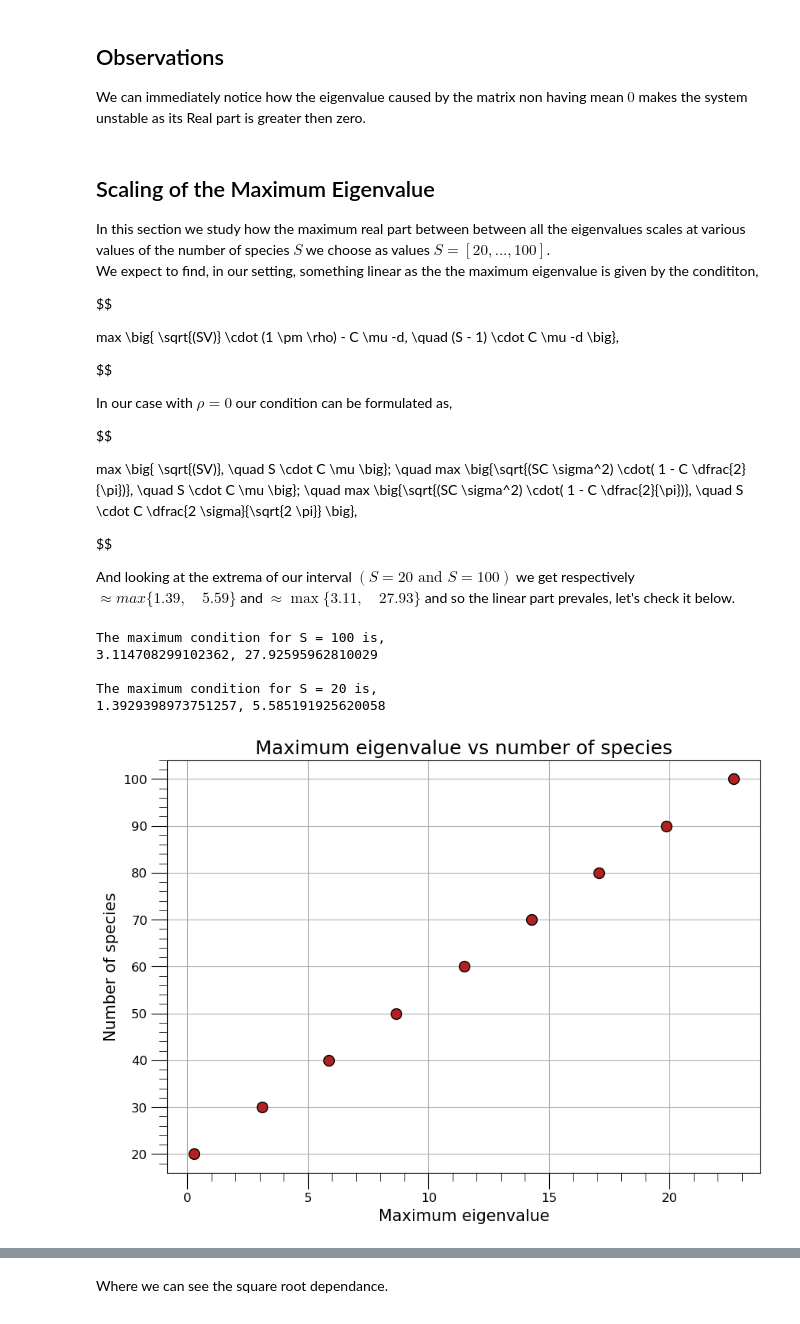
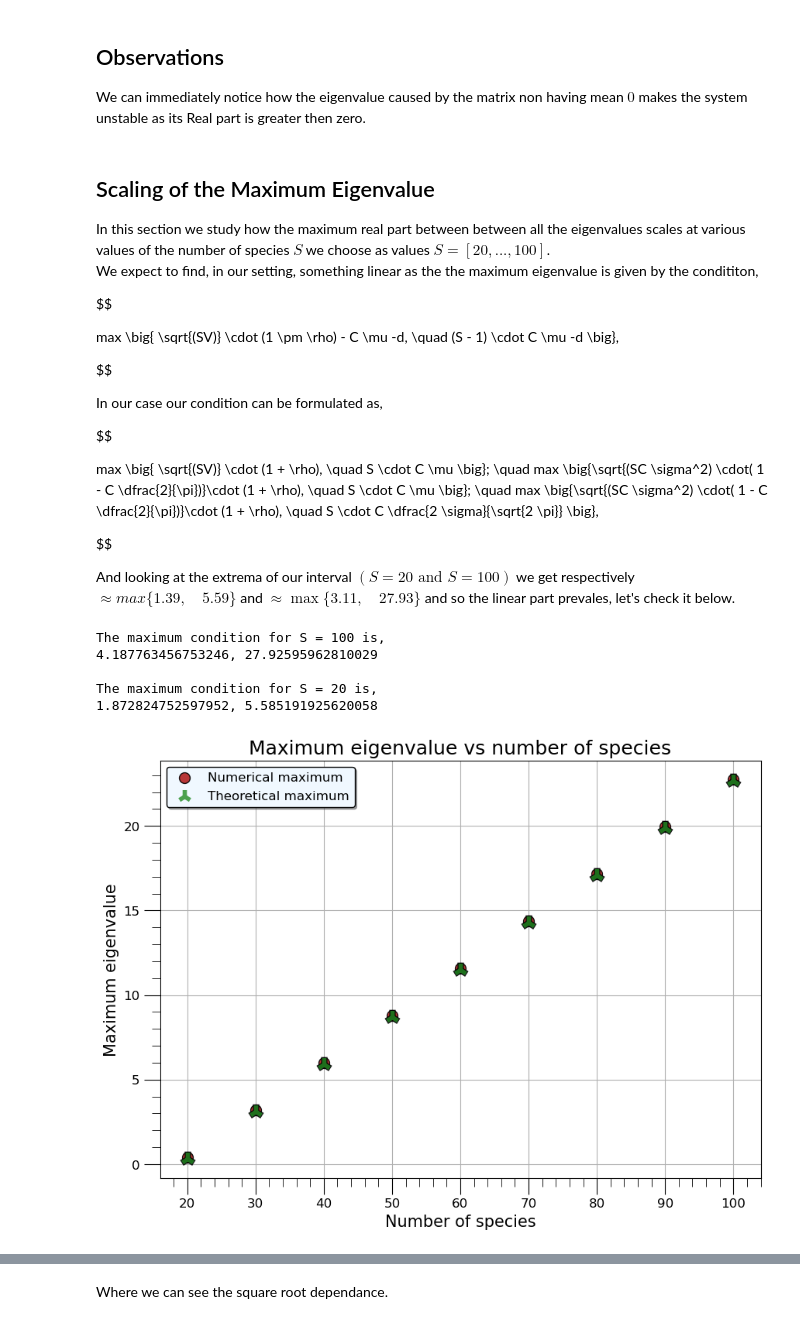
Before and after one commit to tommasoamico/PhysicalModelsOfLivingSystems, a Jupyter notebook: Week_4_assigment/Tommaso_Amico_week4.ipynb, the cells around one changed output, grey strips where cells are left out. Cells and saved outputs as stored; diff of their text form; code cells hidden in the pictures.

```diff
--- a/Week_4_assigment/Tommaso_Amico_week4.ipynb
+++ b/Week_4_assigment/Tommaso_Amico_week4.ipynb
@@ -298,18 +337,28 @@ def mutualistic_random_matrix(S, C, d, distribution, parameters):
 
     # Generate a random matrix
     matrix = distribution(size=(S, S), **parameters)
+
     matrix = np.abs(matrix)
 
 
     # Set the diagonal to -d
-    np.fill_diagonal(matrix, -d)
+
+
+    mutualistic_mask = np.triu(np.random.uniform(size = (S, S)), k = 1)
+
+    mask_func = np.vectorize(lambda x: 0 if x > C else 1)
+
+    mutualistic_mask = mask_func(mutualistic_mask)
+
+    mutualistic_mask[np.tril_indices(S, k= -1)] = 0
+
+    final_mask = mutualistic_mask.T + mutualistic_mask
 
     # Set the off-diagonal non zero entries to zero with a probability of 1-C
-    matrix[np.triu(np.random.uniform(size = (S, S)), k = 1) > C]=0
-    matrix[np.tril(np.random.uniform(size = (S, S)), k = -1) > C]=0
+    matrix = matrix * final_mask
 
 
-
+    np.fill_diagonal(matrix, -d)
 
     # Calculate the eigenvalues
     eigenvalues = np.linalg.eigvals(matrix)
@@ -377,11 +448,11 @@ max \big\{   \sqrt{(SV)} \cdot (1 \pm \rho) - C \mu -d, \quad  (S - 1) \cdot C \
 
 $$
 
-In our case with $\rho = 0$ our condition can be formulated as,
+In our case our condition can be formulated as,
 
 $$
 
-max \big\{   \sqrt{(SV)}, \quad S \cdot C \mu   \big\}; \quad max \big\{\sqrt{(SC \sigma^2) \cdot( 1 - C \dfrac{2}{\pi})}, \quad  S \cdot C \mu  \big\}; \quad max \big\{\sqrt{(SC \sigma^2) \cdot( 1 - C \dfrac{2}{\pi})}, \quad  S \cdot C \dfrac{2 \sigma}{\sqrt{2 \pi}}  \big\},
+max \big\{   \sqrt{(SV)} \cdot (1 + \rho), \quad S \cdot C \mu   \big\}; \quad max \big\{\sqrt{(SC \sigma^2) \cdot( 1 - C \dfrac{2}{\pi})}\cdot (1 + \rho), \quad  S \cdot C \mu  \big\}; \quad max \big\{\sqrt{(SC \sigma^2) \cdot( 1 - C \dfrac{2}{\pi})}\cdot (1 + \rho), \quad  S \cdot C \dfrac{2 \sigma}{\sqrt{2 \pi}}  \big\},
 
 $$
 
@@ -389,33 +460,48 @@ And looking at the extrema of our interval $(S = 20\text{ and }S = 100)$ we get
 # %%
 print(f'''
 The maximum condition for S = 100 is,
-{np.sqrt((S := 100 * C * std**2) * (1 - C * (2 / np.pi)) )}, {(S := 100) * C * (2 * std) / (np.sqrt(2 * np.pi))}
+{np.sqrt((S := 100 * C * std**2) * (1 - C * (2 / np.pi)) ) * (1 + rho)}, {(S := 100) * C * (2 * std) / (np.sqrt(2 * np.pi))}
 
 The maximum condition for S = 20 is,
-{np.sqrt((S := 20 * C * std**2) * (1 - C * (2 / np.pi)) )}, {(S := 20) * C * (2 * std) / (np.sqrt(2 * np.pi))}
+{np.sqrt((S := 20 * C * std**2) * (1 - C * (2 / np.pi)) ) * (1 + rho)}, {(S := 20) * C * (2 * std) / (np.sqrt(2 * np.pi))}
 ''')
 
+V = C * std**2 * (1 - (2*C)/ np.pi)
+
+mu = (2*std)/(np.sqrt(2*np.pi))
+
+
+C = 0.7
+
+
+
 range_species = np.arange(20, 101, 10)
+
 max_eigenvalues = [np.mean([np.max(mutualistic_random_matrix(species, C, d, distributions['gaussian'], parameters['gaussian']).real)\
       for _ in range(1000)]) for species in range_species]
 
+predicted_eig = [np.max( np.array([ (np.sqrt(species*V)*(1 + rho)- C*mu -d) , ((species-1)*C*mu -d) ] )) for species in range_species]
+
 fig, ax = plt.subplots(figsize = (10, 7))
-ax.scatter(max_eigenvalues, range_species, s= 100, color = 'firebrick', edgecolor = 'black', zorder = 2)
+ax.scatter(range_species, max_eigenvalues, s= 100, color = 'firebrick', edgecolor = 'black', zorder = 2, alpha = 0.9, label = 'Numerical maximum')
+ax.scatter(range_species, predicted_eig, s= 150, color = 'forestgreen', marker = '2', alpha = 0.8, linewidths=4, zorder = 4, label = 'Theoretical maximum')
+ax.scatter(range_species, predicted_eig, s= 200, color = 'black', marker = '2', alpha = 0.9, linewidths=6, zorder = 3)
 ax.tick_params(axis='both', which='major', labelsize=12, length=15)
 ax.tick_params(axis='both', which='minor', labelsize=12, length=8)
-ax.set_ylabel('Number of species', fontsize = 15)
-ax.set_xlabel('Maximum eigenvalue', fontsize = 15)
+ax.set_ylabel('Maximum eigenvalue', fontsize = 15)
+ax.set_xlabel('Number of species', fontsize = 15)
 ax.set_title('Maximum eigenvalue vs number of species', fontsize = 18)
+ax.legend(facecolor = 'aliceblue', edgecolor = 'black', shadow = True, fontsize = 12)
 ax.minorticks_on()
 ax.grid(zorder = 1)
 plt.show()
 # %% [output]
 The maximum condition for S = 100 is,
-3.114708299102362, 27.92595962810029
+4.187763456753246, 27.92595962810029
 
 The maximum condition for S = 20 is,
-1.3929398973751257, 5.585191925620058
+1.872824752597952, 5.585191925620058
-[figure, old version]
+[figure, new version]
 # %% [markdown]
 If we wanna see a square root dependance we have to satisfy the condition,
 
```
Also changed, not shown: parts of 10 cells of this notebook.
